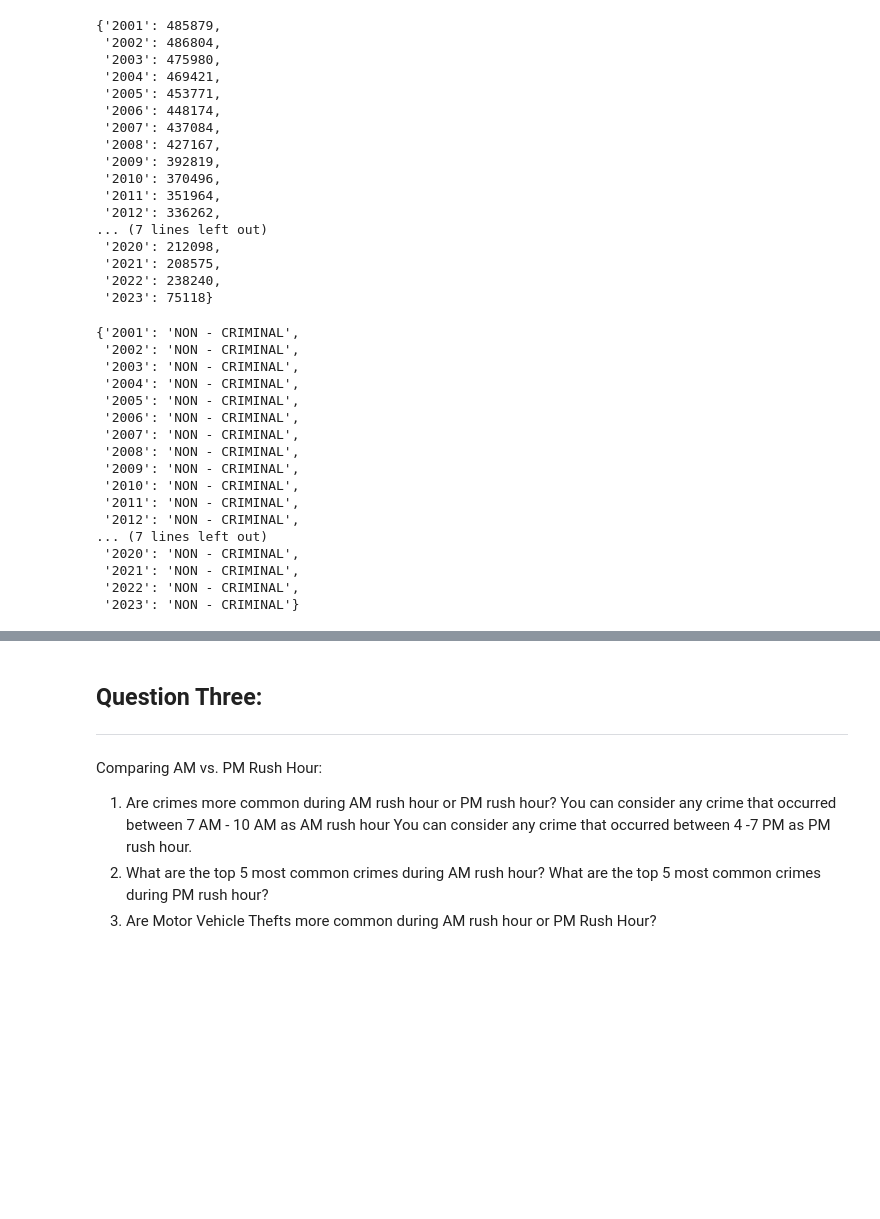
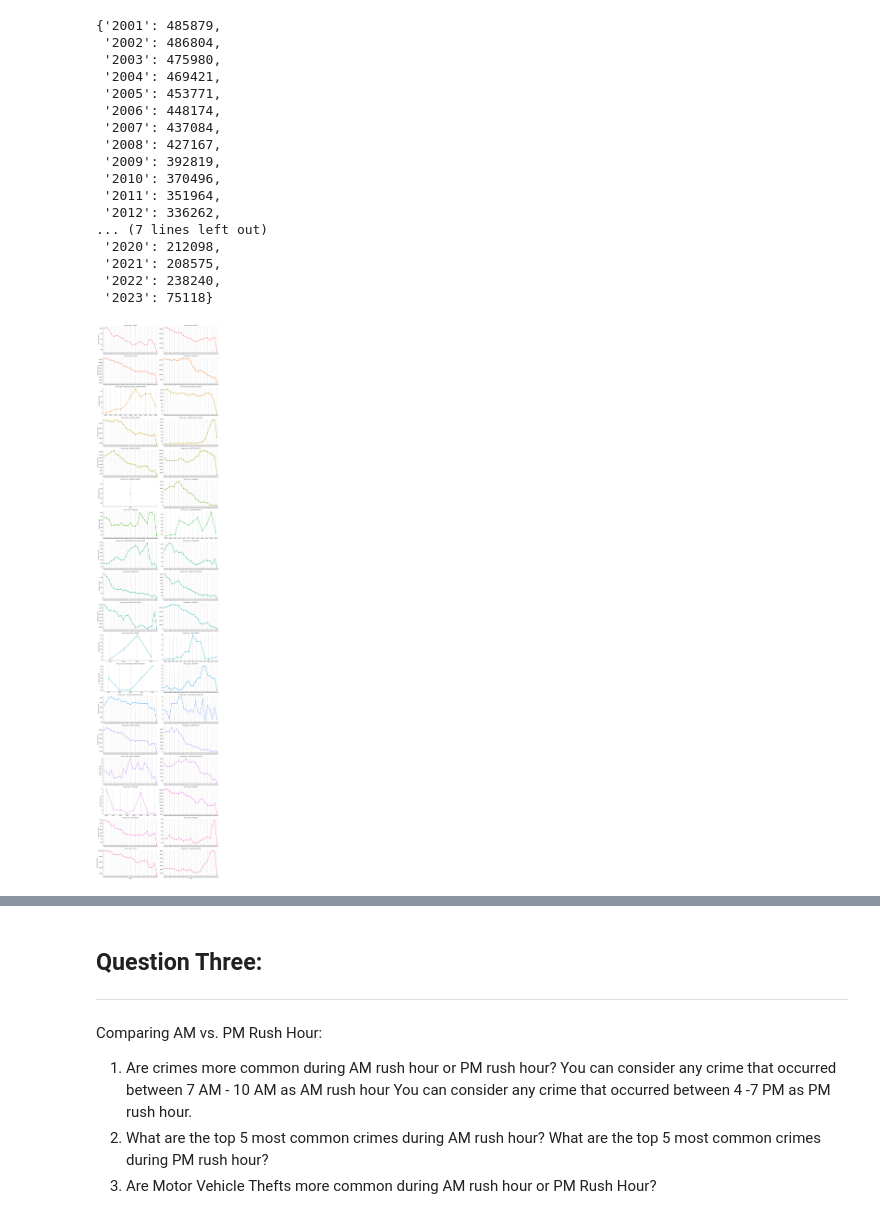
Before and after one commit to JosephHobbs9292/Project-4-Part-1, a Jupyter notebook: Part 1.ipynb, the cells around one changed output, grey strips where cells are left out. Saved outputs shown, nothing was run; the diff lists cells and outputs as text; code cells hidden in the pictures; blank space fills up the shorter version.

```diff
--- a/Part 1.ipynb
+++ b/Part 1.ipynb
@@ -130,31 +130,15 @@ results
  '2021': 208575,
  '2022': 238240,
  '2023': 75118}
-# %%
-crime_dict = {}
-crimes = df["Primary Type"].unique()
-for x in years:
-    for y in crimes:
-        df_current = df.loc[x : x].copy()
-        crime = df_current["Primary Type"] == y
-        total = crime.sum()
-        crime_dict[x] = y
-crime_dict
-# %% [output]
-{'2001': 'NON - CRIMINAL',
- '2002': 'NON - CRIMINAL',
- '2003': 'NON - CRIMINAL',
- '2004': 'NON - CRIMINAL',
- '2005': 'NON - CRIMINAL',
- '2006': 'NON - CRIMINAL',
- '2007': 'NON - CRIMINAL',
- '2008': 'NON - CRIMINAL',
- '2009': 'NON - CRIMINAL',
- '2010': 'NON - CRIMINAL',
- '2011': 'NON - CRIMINAL',
- '2012': 'NON - CRIMINAL',
-... (7 lines left out)
- '2020': 'NON - CRIMINAL',
- '2021': 'NON - CRIMINAL',
- '2022': 'NON - CRIMINAL',
- '2023': 'NON - CRIMINAL'}
+# %%
+## Graphing crimes grouped by year
+df["Year"] = df.index.year
+crimes_by_type = df.groupby("Primary Type")["Year"].value_counts().sort_index()
+plot_df = crimes_by_type.to_frame("Number of Crimes").reset_index()
+crime_graphs = sns.catplot(data=plot_df, x="Year", y='Number of Crimes',
+                kind='point',aspect=2, height=4,
+                hue='Primary Type', col='Primary Type',col_wrap=2,
+               sharey=False, sharex=False)
+[ax.grid(axis='x') for ax in crime_graphs.axes];
+# %% [output]
+[figure, added]
```
Also changed, not shown: parts of 6 cells of this notebook.
